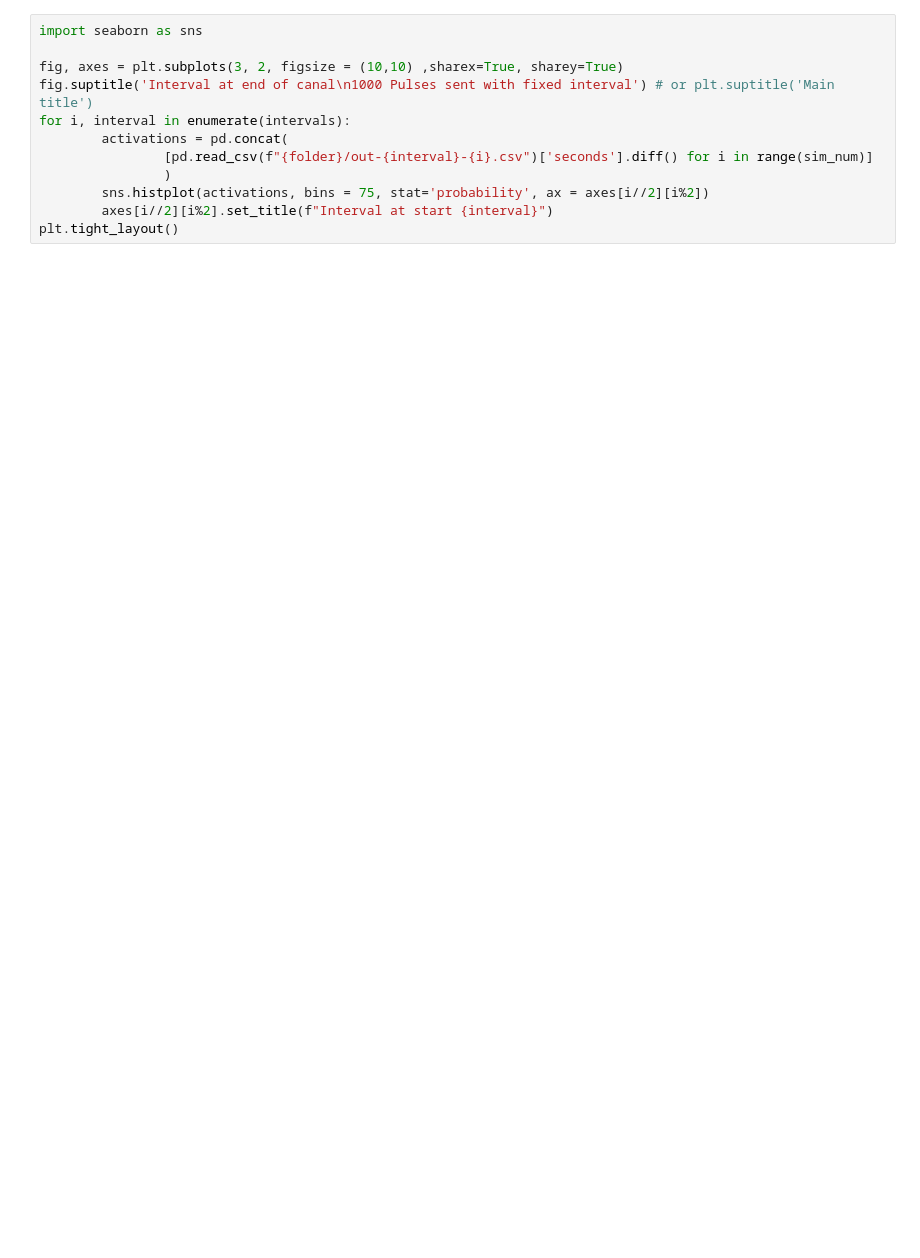
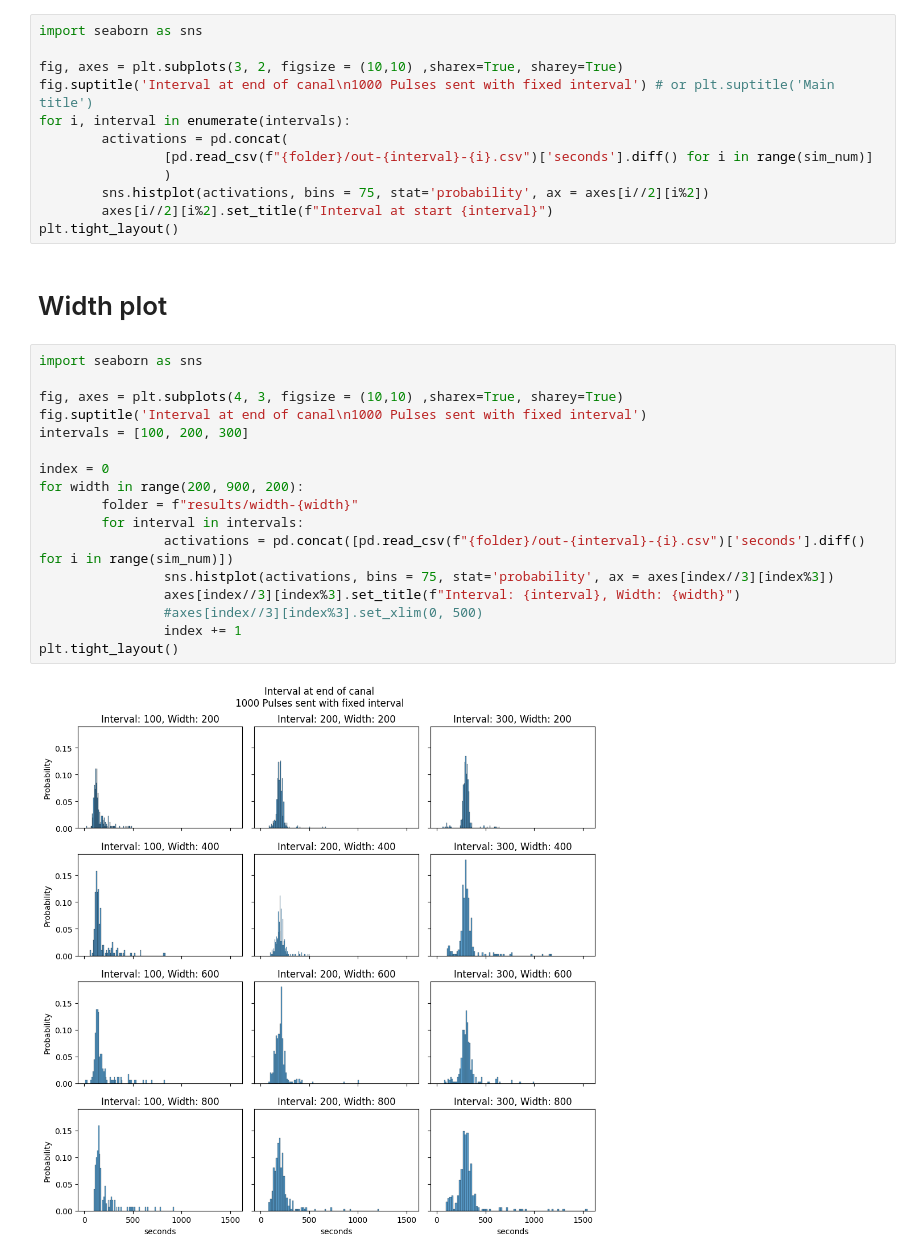
Before and after one commit to pSzyc/visavis-seir, a Jupyter notebook: notebooks/interval.ipynb, the cells around one changed output. Cells and saved outputs as stored; diff of their text form; blank space fills up the shorter version.

Commit message:
visuzalization of width simualations

```diff
--- a/notebooks/interval.ipynb
+++ b/notebooks/interval.ipynb
@@ -70,3 +72,24 @@ for i, interval in enumerate(intervals):
         sns.histplot(activations, bins = 75, stat='probability', ax = axes[i//2][i%2])
         axes[i//2][i%2].set_title(f"Interval at start {interval}")
 plt.tight_layout()
+# %% [markdown]
+# Width plot
+# %%
+import seaborn as sns
+
+fig, axes = plt.subplots(4, 3, figsize = (10,10) ,sharex=True, sharey=True)
+fig.suptitle('Interval at end of canal\n1000 Pulses sent with fixed interval')
+intervals = [100, 200, 300]
+
+index = 0
+for width in range(200, 900, 200):
+        folder = f"results/width-{width}"
+        for interval in intervals:
+                activations = pd.concat([pd.read_csv(f"{folder}/out-{interval}-{i}.csv")['seconds'].diff() for i in range(sim_num)])
+                sns.histplot(activations, bins = 75, stat='probability', ax = axes[index//3][index%3])
+                axes[index//3][index%3].set_title(f"Interval: {interval}, Width: {width}")
+                #axes[index//3][index%3].set_xlim(0, 500)
+                index += 1
+plt.tight_layout()
+# %% [output]
+[figure, added]
```
Also changed, not shown: parts of 1 cell of this notebook.
